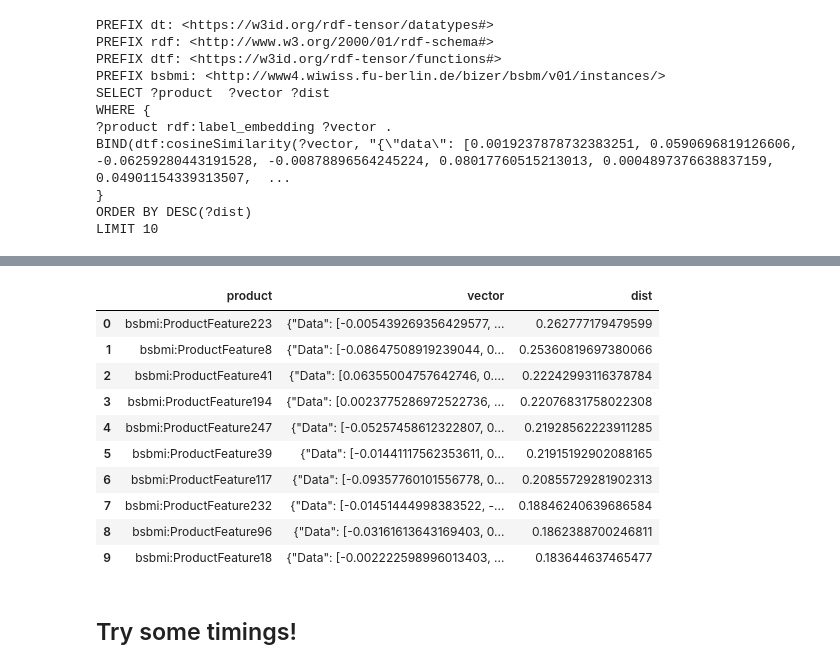
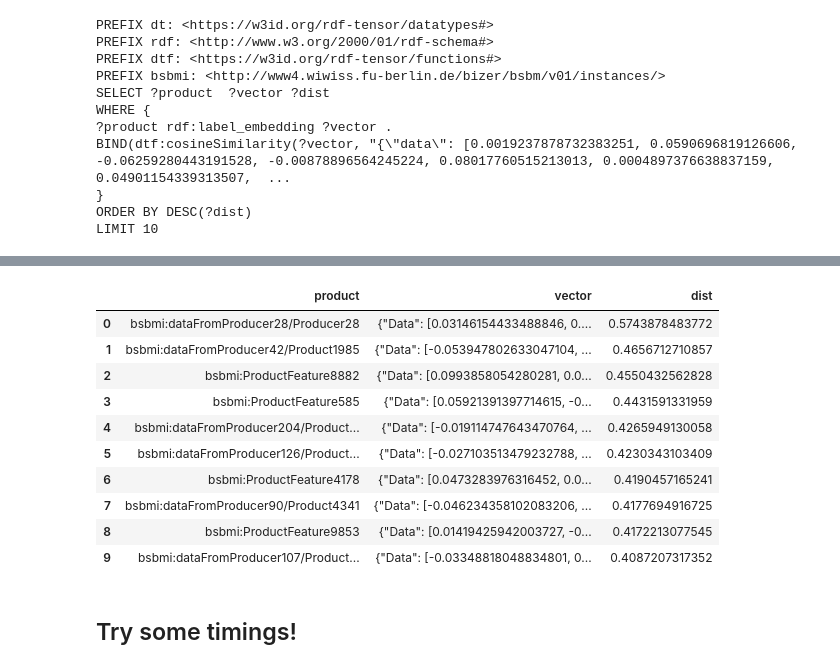
Before and after one commit to Dakantz/Dense-KG-Vector-DB, a Jupyter notebook: benchmarks/run_bdsdm_timings.ipynb, the cells around one changed output, grey strips where cells are left out. Cells and saved outputs as stored; diff of their text form; code cells hidden in the pictures.

```diff
--- a/benchmarks/run_bdsdm_timings.ipynb
+++ b/benchmarks/run_bdsdm_timings.ipynb
@@ -113,21 +113,21 @@ test_tensor.to_literal().n3()
 # %% [output]
 '"{\\"data\\": [0.0019237878732383251, 0.0590696819126606, -0.06259280443191528, -0.00878896564245224, 0.08017760515213013, 0.0004897376638837159, 0.04901154339313507, -0.016156308352947235, -0.045378 ...
 # %%
-base_bsbm_set = datasets[1]
-# db = QleverDB(
+base_bsbm_set = datasets[4]
+db = QleverDB(
+    id="test",
+    base_dir=Path(f"./scratch/bsbm/{base_bsbm_set.base_dir.name}"),
+    dataset=base_bsbm_set,
+    use_encoded_ttl=True,
+)
+# db = FusekiDB(
 #     id="test",
 #     base_dir=Path(f"./scratch/bsbm/{base_bsbm_set.base_dir.name}"),
 #     dataset=base_bsbm_set,
+#     build_dir=Path("../jena-datatensor"),
+#     do_image_build=False,
 #     use_encoded_ttl=True,
 # )
-db = FusekiDB(
-    id="test",
-    base_dir=Path(f"./scratch/bsbm/{base_bsbm_set.base_dir.name}"),
-    dataset=base_bsbm_set,
-    build_dir=Path("../jena-datatensor"),
-    do_image_build=False,
-    use_encoded_ttl=True,
-)
 possible_queries = db.get_queries(test_tensor)
 print(possible_queries)
 # %% [output]
@@ -149,6 +149,6 @@ LIMIT 10
 # %%
 with db:
     possible_queries = db.get_queries(test_tensor)
-    results = db.raw_query(possible_queries[QUERY_DIFFICULTY.EASY][QUERY_TYPE.EMBEDDED])
+    results = db.query(possible_queries[QUERY_DIFFICULTY.EASY][QUERY_TYPE.EMBEDDED])
 results
 # %% [output]
@@ -184,12 +189,13 @@ results.bindings
 import time
 
 with db:
+    possible_queries = db.get_queries(test_tensor)
     timings = []
-    for _ in tqdm.tqdm(range(100)):
+    for _ in tqdm.tqdm(range(10)):
         start_time = time.time()
         results = db.query(possible_queries[QUERY_DIFFICULTY.EASY][QUERY_TYPE.EMBEDDED])
         elapsed_time = time.time() - start_time
         timings.append(elapsed_time)
-print("Average elapsed time:", np.mean(timings))
+print("Median elapsed time:", np.median(timings))
 results
 # %% [output]
@@ -204,14 +211,14 @@ Average elapsed time: 0.03172306537628174
 |  | product | vector | dist |
-| 0 | bsbmi:ProductFeature223 | {"Data": [-0.005439269356429577, ... | 0.262777179479599 |
-| 1 | bsbmi:ProductFeature8 | {"Data": [-0.08647508919239044, 0... | 0.25360819697380066 |
-| 2 | bsbmi:ProductFeature41 | {"Data": [0.06355004757642746, 0.... | 0.22242993116378784 |
-| 3 | bsbmi:ProductFeature194 | {"Data": [0.0023775286972522736, ... | 0.22076831758022308 |
-| 4 | bsbmi:ProductFeature247 | {"Data": [-0.05257458612322807, 0... | 0.21928562223911285 |
-| 5 | bsbmi:ProductFeature39 | {"Data": [-0.01441117562353611, 0... | 0.21915192902088165 |
-| 6 | bsbmi:ProductFeature117 | {"Data": [-0.09357760101556778, 0... | 0.20855729281902313 |
-| 7 | bsbmi:ProductFeature232 | {"Data": [-0.01451444998383522, -... | 0.18846240639686584 |
-| 8 | bsbmi:ProductFeature96 | {"Data": [-0.03161613643169403, 0... | 0.1862388700246811 |
-| 9 | bsbmi:ProductFeature18 | {"Data": [-0.002222598996013403, ... | 0.183644637465477 |
+| 0 | bsbmi:dataFromProducer28/Producer28 | {"Data": [0.03146154433488846, 0.... | 0.5743878483772 |
+| 1 | bsbmi:dataFromProducer42/Product1985 | {"Data": [-0.053947802633047104, ... | 0.4656712710857 |
+| 2 | bsbmi:ProductFeature8882 | {"Data": [0.0993858054280281, 0.0... | 0.4550432562828 |
+| 3 | bsbmi:ProductFeature585 | {"Data": [0.05921391397714615, -0... | 0.4431591331959 |
+| 4 | bsbmi:dataFromProducer204/Product... | {"Data": [-0.019114747643470764, ... | 0.4265949130058 |
+| 5 | bsbmi:dataFromProducer126/Product... | {"Data": [-0.027103513479232788, ... | 0.4230343103409 |
+| 6 | bsbmi:ProductFeature4178 | {"Data": [0.0473283976316452, 0.0... | 0.4190457165241 |
+| 7 | bsbmi:dataFromProducer90/Product4341 | {"Data": [-0.046234358102083206, ... | 0.4177694916725 |
+| 8 | bsbmi:ProductFeature9853 | {"Data": [0.01419425942003727, -0... | 0.4172213077545 |
+| 9 | bsbmi:dataFromProducer107/Product... | {"Data": [-0.03348818048834801, 0... | 0.4087207317352 |
 # %% [markdown]
 ## Try some timings!
 # %%
```
Also changed, not shown: parts of 11 cells of this notebook, 2 other files.
